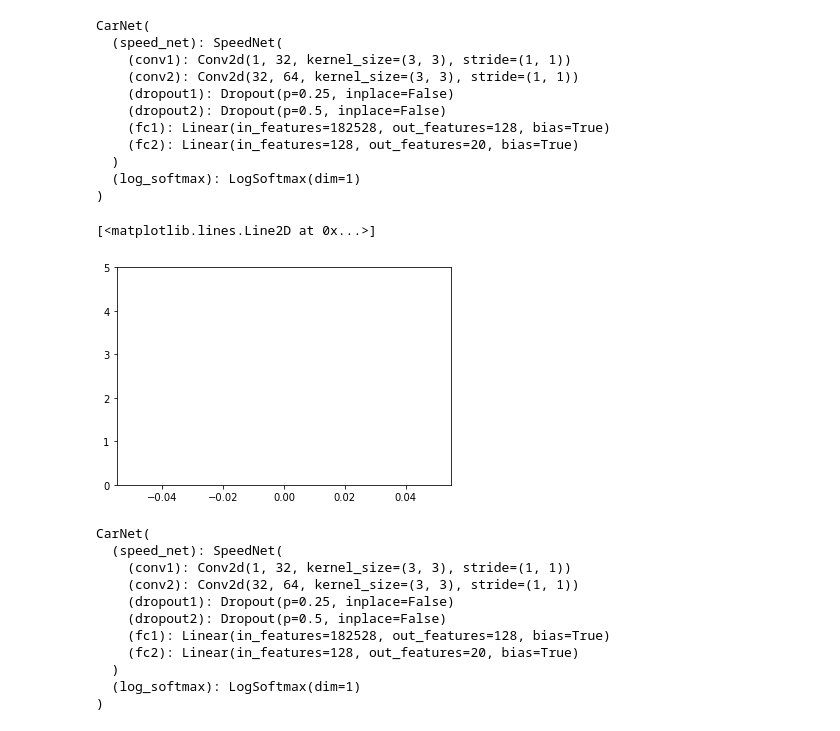
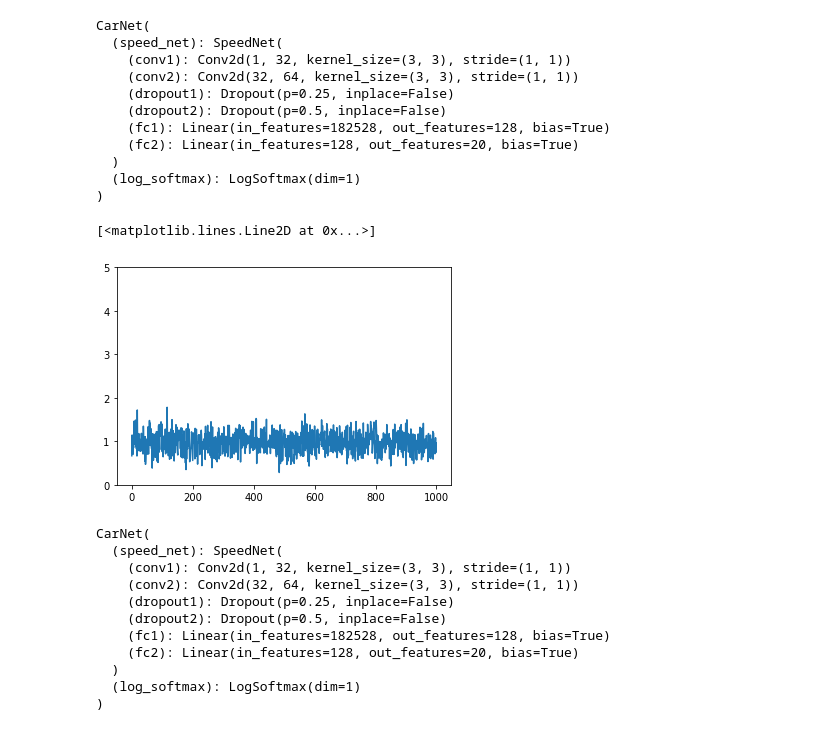
Before and after one commit to seifeddinedridi/machine-learning-fun, a Jupyter notebook: speed_challenge/predict_car_speed.ipynb, the cells around one changed output. Drawn from its saved outputs; the diff is of its cells as text; code cells hidden in the pictures.

```diff
--- a/speed_challenge/predict_car_speed.ipynb
+++ b/speed_challenge/predict_car_speed.ipynb
@@ -138,34 +130,34 @@ CarNet(
 # %%
 model.train()
 losses = []
-t = trange(1)
+t = trange(1000)
 for i in t:
     sample = np.random.randint(0, train_images.shape[0], size=(BATCH_SIZE))
     X = torch.tensor(train_images[sample], device=device).type(ftype)
     Y = torch.tensor(train_labels_mod[sample], device=device).type(ltype)
 
     X = X[:,None,:,:]
 
     y_pred = model(X)
 
     # Compute and print loss
     loss = loss_function(y_pred, Y)
     accuracy = (y_pred.argmax(axis = 1) == Y).float().mean()
     t.set_description("Loss %.4f, Accuracy %.4f" % (loss.item(), 100.0 * accuracy))
     losses.append(loss.item())
 
     # Zero gradients, perform a backward pass, and update the weights.
     optimizer.zero_grad()
     loss.backward()
     optimizer.step()
 
 #     torch.cuda.empty_cache()
 
 plt.ylim(0.0, 5.0)
 plt.plot(losses)
 # %% [output]
 [<matplotlib.lines.Line2D at 0x...>]
-[figure, old version]
+[figure, new version]
 # %%
 pretrained_model_path = 'data/pretrained_model.tar'
 # %%
```
Also changed, not shown: parts of 5 cells of this notebook.
